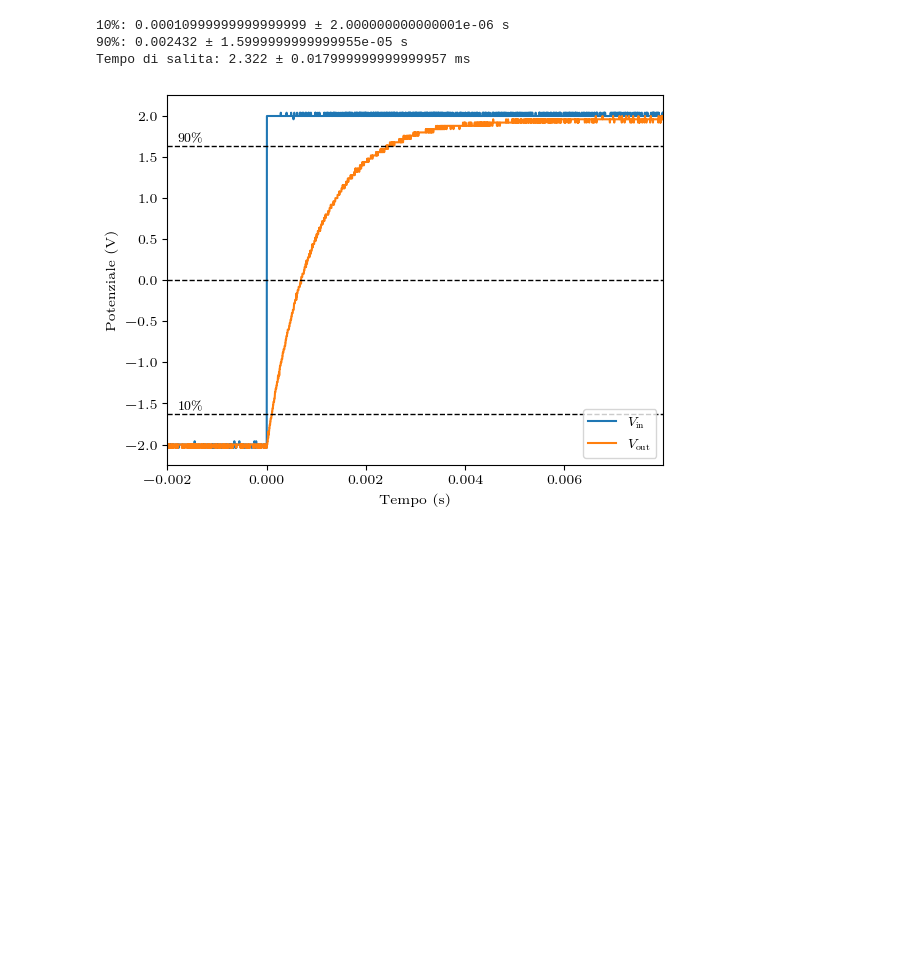
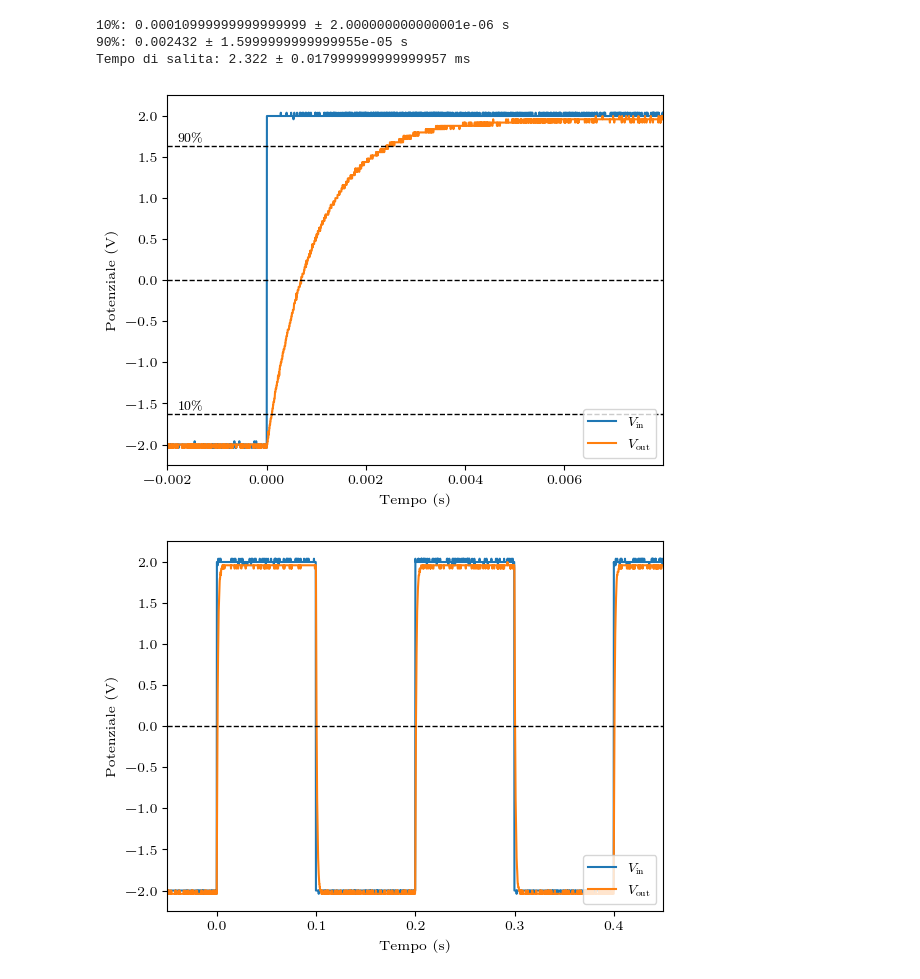
Before and after one commit to RBerga06/unipr-clt-fisica, a Jupyter notebook: lab2/r1/r1.ipynb, the cells around one changed output. Saved outputs shown, nothing was run; the diff lists cells and outputs as text; code cells hidden in the pictures; blank space fills up the shorter version.

Commit message:
fix: generate all figures

```diff
--- a/lab2/r1/r1.ipynb
+++ b/lab2/r1/r1.ipynb
@@ -45,31 +45,31 @@ for i, (ch1, ch2) in enumerate(files):
     # customize labels
     ax1.set_xlabel(f"Tempo ({'m' if i in _AS_MILLISECONDS else ''}s)")
     if i <= 3 or 9 <= i <= 11:
         ax1.set_ylabel("Potenziale (V)")
         ax1.set_ylim(-4.25 if i == 9 else -2.25, 2.25 if i <= 3 else 4.25, auto=False)
     else:
         # set labels & colors accordingly
         ax1.set_ylabel("Potenziale (V)", color="C0")
         ax2.set_ylabel("Potenziale (V)", color="C1")
         ax1.tick_params(axis="y", colors="C0")
         ax2.tick_params(axis="y", colors="C1")
         # fix scale & ticks
         _Y_LIM_2 = 0.5 if i == 4 else 0.15
         ax1.set_ylim(-2.25, 2.25, auto=False)
         ax2.set_ylim(-_Y_LIM_2, _Y_LIM_2, auto=False)
     ax2.legend(loc="lower right", handles=[ch1plot, ch2plot])
     ax1.set_xlim(
         min(ch1[3].min(), ch2[3].min()) * _TIME_SCALE_FACTOR,
         max(ch1[3].max(), ch2[3].max()) * _TIME_SCALE_FACTOR
     )
     ax1.axhline(0, color="0.0", linestyle="--", linewidth=1, rasterized=True)
     # show the plot & save it to disk
     plt.show()
     fig.tight_layout()
     fig.savefig(f"img/{i}.png", dpi=300)
-    break
 # %% [output]
 10%: 0.00010999999999999999 ± 2.000000000000001e-06 s
 90%: 0.002432 ± 1.5999999999999955e-05 s
 Tempo di salita: 2.322 ± 0.017999999999999957 ms
 [figure]
+[figure, added]
```
Also changed, not shown: parts of 1 cell of this notebook.
